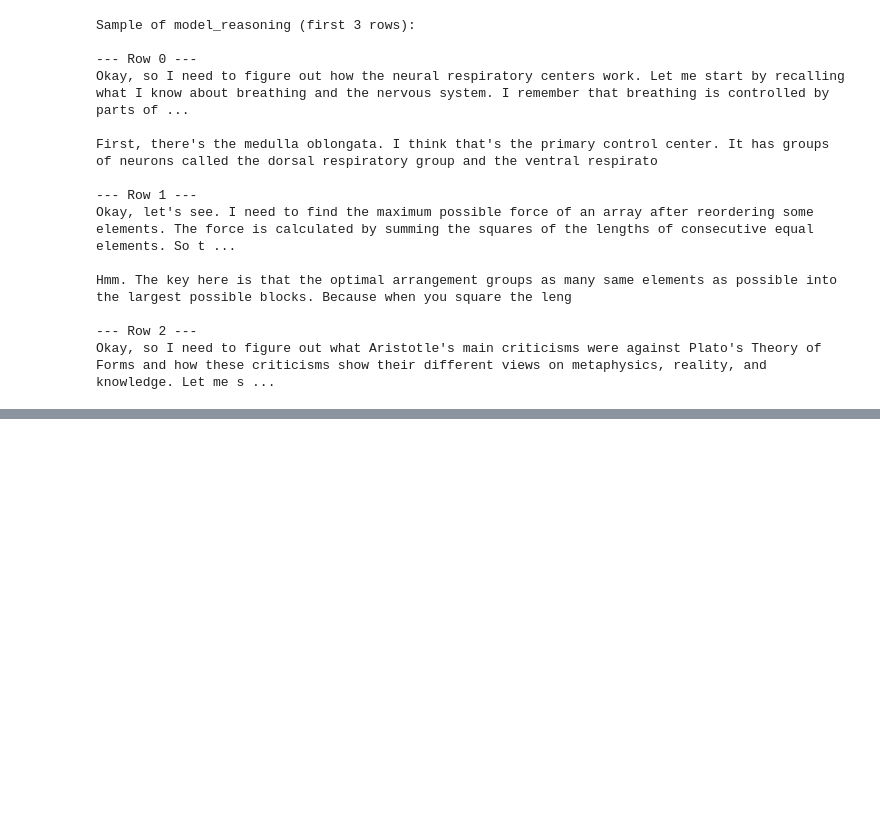
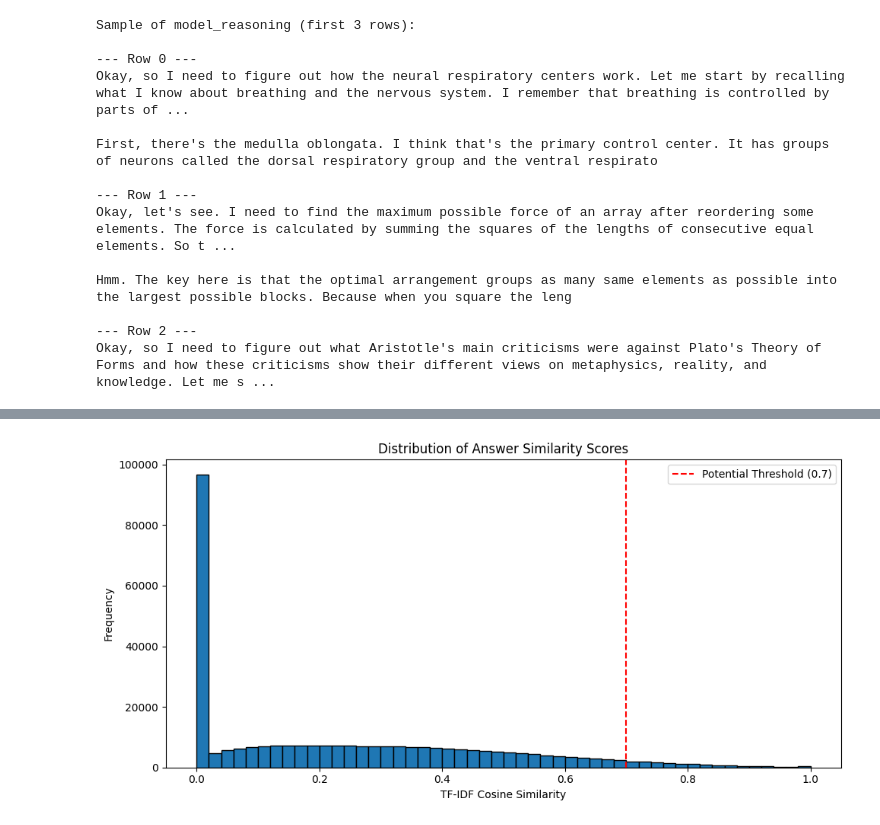
Before and after one commit to abdelmoniem-saad/gta-cot-reliability-predictor, a Jupyter notebook: cleaning.ipynb, the cells around one changed output, grey strips where cells are left out. Drawn from its saved outputs; the diff is of its cells as text; code cells hidden in the pictures; blank space fills up the shorter version.

````diff
--- a/cleaning.ipynb
+++ b/cleaning.ipynb
@@ -156,16 +191,19 @@ df_clean['feat_max_sentence_len'] = df_clean['model_answer'].apply(max_sent_len)
 # %%
+# === FEATURE FAMILY 2: Math Footprint ===
+print("Extracting Feature Family 2: Math Footprint...")
+
 # LaTeX operator counts (sum, frac, etc.)
-df_clean['feat_latex_operators'] = df_clean['model_answer'].apply(
-    lambda x: len(re.findall(r'\\(?:frac|sum|int|times|div|sqrt)', str(x)))
+df_clean['feat_latex_operators'] = df_clean['model_reasoning'].apply(
+    lambda x: len(re.findall(r'\\(?:frac|sum|int|times|div|sqrt|cdot|pm|infty)', str(x)))
 )
 
 # Digit ratio (proportion of characters that are digits)
-df_clean['feat_digit_ratio'] = df_clean['model_answer'].apply(
+df_clean['feat_digit_ratio'] = df_clean['model_reasoning'].apply(
     lambda x: sum(c.isdigit() for c in str(x)) / (len(str(x)) + 1)
 )
 
 # Equation sign density (=, +, -, *, /)
-df_clean['feat_equation_signs'] = df_clean['model_answer'].apply(
+df_clean['feat_equation_signs'] = df_clean['model_reasoning'].apply(
     lambda x: len(re.findall(r'[=+\-*/]', str(x)))
 )
 
@@ -174,5 +212,5 @@ def operator_variety(text):
     operators = set(re.findall(r'[+\-*/=<>≤≥]', str(text)))
     return len(operators)
 
-df_clean['feat_operator_variety'] = df_clean['model_answer'].apply(operator_variety)
+df_clean['feat_operator_variety'] = df_clean['model_reasoning'].apply(operator_variety)
 
@@ -180,3 +218,5 @@ df_clean['feat_operator_variety'] = df_clean['model_answer'].apply(operator_vari
-df_clean['feat_has_code_block'] = df_clean['model_answer'].apply(
+df_clean['feat_has_code_block'] = df_clean['model_reasoning'].apply(
     lambda x: 1 if '```' in str(x) else 0
 )
+
+print(f"✓ Created {5} math footprint features")
@@ -360,0 +342,67 @@ print(f"Test: {len(test_df)} ({len(test_df)/len(df_clean)*100:.1f}%)")
+# %%
+# === LABEL CREATION: TF-IDF Cosine Similarity ===
+from sklearn.feature_extraction.text import TfidfVectorizer
+from sklearn.metrics.pairwise import cosine_similarity
+
+print("Creating labels using TF-IDF similarity...")
+
+# Prepare text data
+model_answers = df_clean['model_answer'].fillna('').astype(str)
+reference_answers = df_clean['reference_answer'].fillna('').astype(str)
+
+# Initialize TF-IDF vectorizer
+tfidf = TfidfVectorizer(
+    max_features=10000,
+    stop_words='english',
+    ngram_range=(1, 2),
+    min_df=5,
+    max_df=0.8
+)
+
+# Fit on all answers
+all_answers = pd.concat([model_answers, reference_answers])
+tfidf.fit(all_answers)
+
+# Transform both sets
+model_vectors = tfidf.transform(model_answers)
+reference_vectors = tfidf.transform(reference_answers)
+
+# Compute pairwise cosine similarity
+similarities = []
+for i in range(len(df_clean)):
+    sim = cosine_similarity(model_vectors[i], reference_vectors[i])[0][0]
+    similarities.append(sim)
+
+df_clean['answer_similarity_tfidf'] = similarities
+
+# Analyze similarity distribution to choose threshold
+print("\nSimilarity score distribution:")
+print(df_clean['answer_similarity_tfidf'].describe())
+
+# Plot distribution
+import matplotlib.pyplot as plt
+plt.figure(figsize=(10, 5))
+plt.hist(df_clean['answer_similarity_tfidf'], bins=50, edgecolor='black')
+plt.xlabel('TF-IDF Cosine Similarity')
+plt.ylabel('Frequency')
+plt.title('Distribution of Answer Similarity Scores')
+plt.axvline(x=0.7, color='r', linestyle='--', label='Potential Threshold (0.7)')
+plt.legend()
+plt.tight_layout()
+plt.savefig('similarity_distribution.png')
+plt.show()
+
+# Create binary labels with threshold (adjust based on distribution)
+THRESHOLD = 0.7  # Adjust this based on the histogram
+df_clean['label'] = (df_clean['answer_similarity_tfidf'] >= THRESHOLD).astype(int)
+
+print(f"\nLabel distribution with threshold {THRESHOLD}:")
+print(df_clean['label'].value_counts())
+print(f"Positive class: {df_clean['label'].mean()*100:.1f}%")
+
+# If class balance is poor, adjust threshold
+positive_rate = df_clean['label'].mean()
+if positive_rate < 0.3 or positive_rate > 0.7:
+    print(f"\n⚠️ Warning: Class imbalance detected ({positive_rate*100:.1f}% positive)")
+    print("Consider adjusting THRESHOLD to achieve 30-50% positive class")
+# %% [output]
@@ -360,0 +421 @@ print(f"Test: {len(test_df)} ({len(test_df)/len(df_clean)*100:.1f}%)")
+[figure, added]
````
Also changed, not shown: parts of 25 cells of this notebook.
